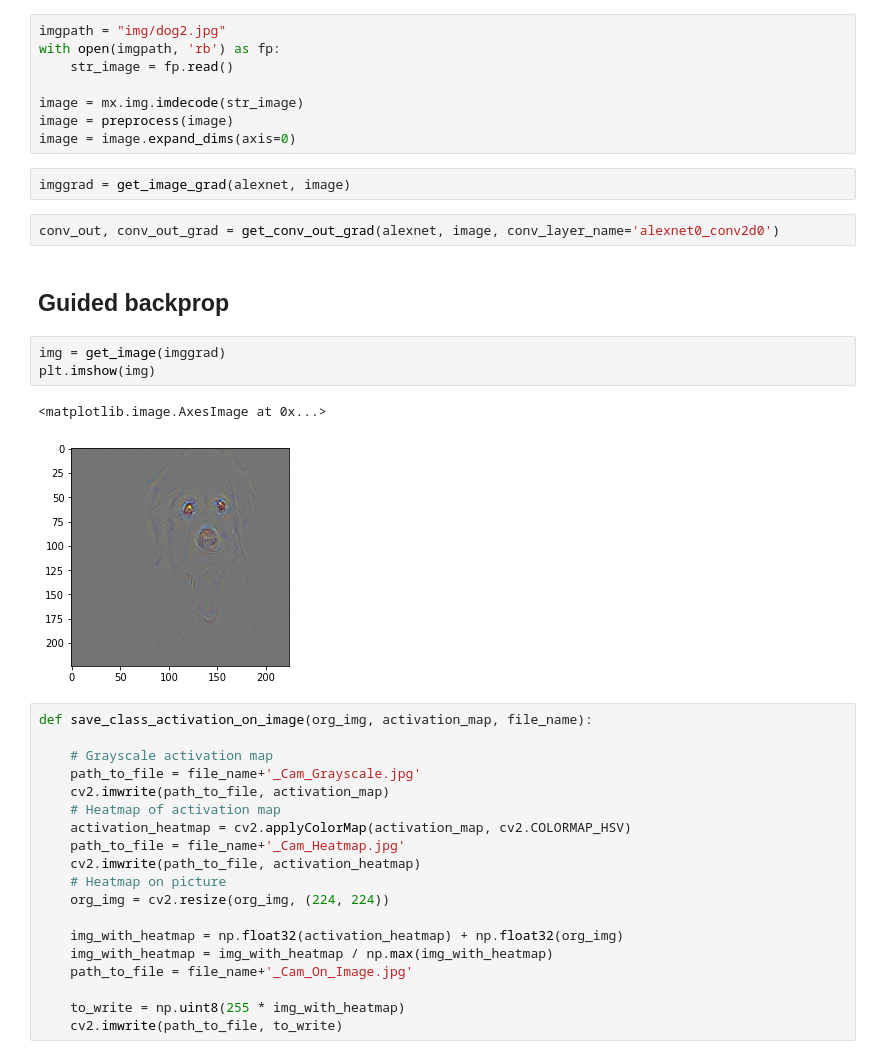
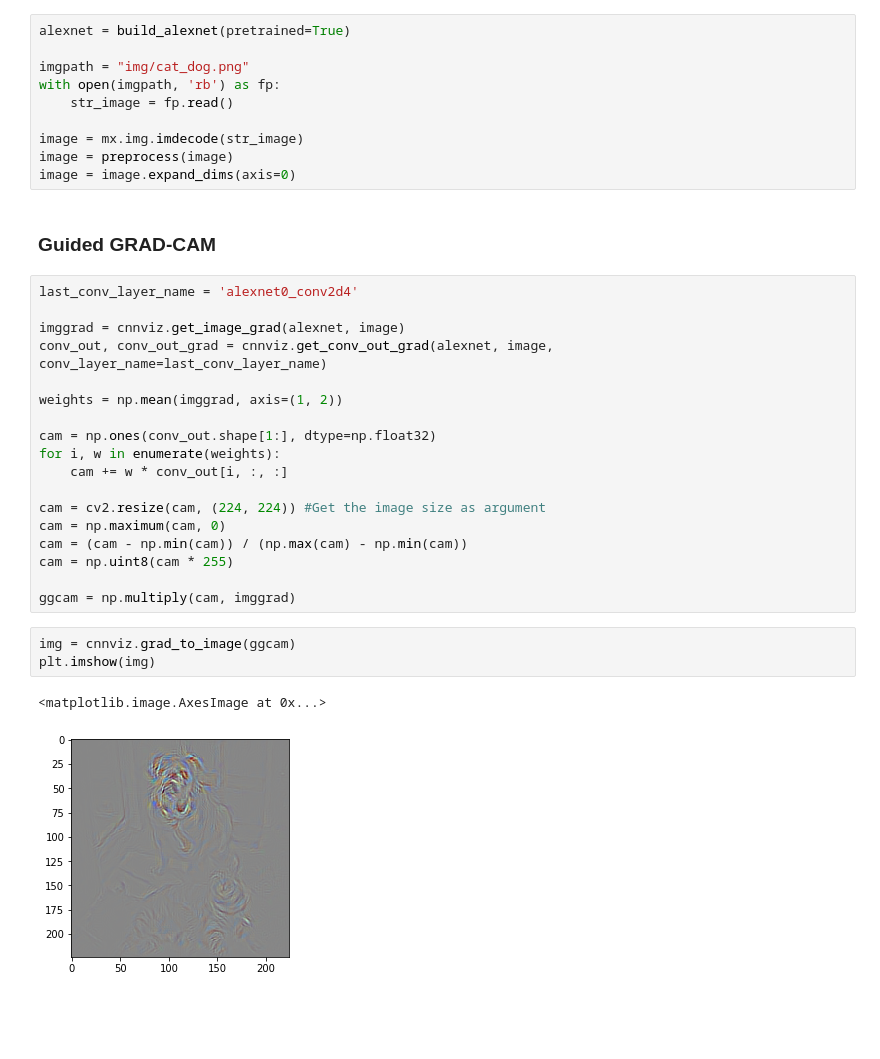
Before and after one commit to Ishitori/mxnet_tutorials, a Jupyter notebook: visualize_cnn/Interface.ipynb, the cells around one changed output. Saved outputs shown, nothing was run; the diff lists cells and outputs as text; blank space fills up the shorter version.

```diff
--- a/visualize_cnn/Interface.ipynb
+++ b/visualize_cnn/Interface.ipynb
@@ -158,39 +85,36 @@ alexnet = alexnet(pretrained=True)
 # %%
-imgpath = "img/dog2.jpg"
+alexnet = build_alexnet(pretrained=True)
+
+imgpath = "img/cat_dog.png"
 with open(imgpath, 'rb') as fp:
     str_image = fp.read()
 
 image = mx.img.imdecode(str_image)
 image = preprocess(image)
 image = image.expand_dims(axis=0)
-# %%
-imggrad = get_image_grad(alexnet, image)
-# %%
-conv_out, conv_out_grad = get_conv_out_grad(alexnet, image, conv_layer_name='alexnet0_conv2d0')
 # %% [markdown]
-## Guided backprop
+### Guided GRAD-CAM
+# %%
+last_conv_layer_name = 'alexnet0_conv2d4'
+
+imggrad = cnnviz.get_image_grad(alexnet, image)
+conv_out, conv_out_grad = cnnviz.get_conv_out_grad(alexnet, image, conv_layer_name=last_conv_layer_name)
+
+weights = np.mean(imggrad, axis=(1, 2))
+
+cam = np.ones(conv_out.shape[1:], dtype=np.float32)
+for i, w in enumerate(weights):
+    cam += w * conv_out[i, :, :]
+
+cam = cv2.resize(cam, (224, 224)) #Get the image size as argument
+cam = np.maximum(cam, 0)
+cam = (cam - np.min(cam)) / (np.max(cam) - np.min(cam))
+cam = np.uint8(cam * 255)
+
+ggcam = np.multiply(cam, imggrad)
 # %%
-img = get_image(imggrad)
+img = cnnviz.grad_to_image(ggcam)
 plt.imshow(img)
 # %% [output]
 <matplotlib.image.AxesImage at 0x...>
-[figure, old version]
+[figure, new version]
-# %%
-def save_class_activation_on_image(org_img, activation_map, file_name):
-
-    # Grayscale activation map
-    path_to_file = file_name+'_Cam_Grayscale.jpg'
-    cv2.imwrite(path_to_file, activation_map)
-    # Heatmap of activation map
-    activation_heatmap = cv2.applyColorMap(activation_map, cv2.COLORMAP_HSV)
-    path_to_file = file_name+'_Cam_Heatmap.jpg'
-    cv2.imwrite(path_to_file, activation_heatmap)
-    # Heatmap on picture
-    org_img = cv2.resize(org_img, (224, 224))
-
-    img_with_heatmap = np.float32(activation_heatmap) + np.float32(org_img)
-    img_with_heatmap = img_with_heatmap / np.max(img_with_heatmap)
-    path_to_file = file_name+'_Cam_On_Image.jpg'
-
-    to_write = np.uint8(255 * img_with_heatmap)
-    cv2.imwrite(path_to_file, to_write)
```
Also changed, not shown: parts of 14 cells of this notebook.
